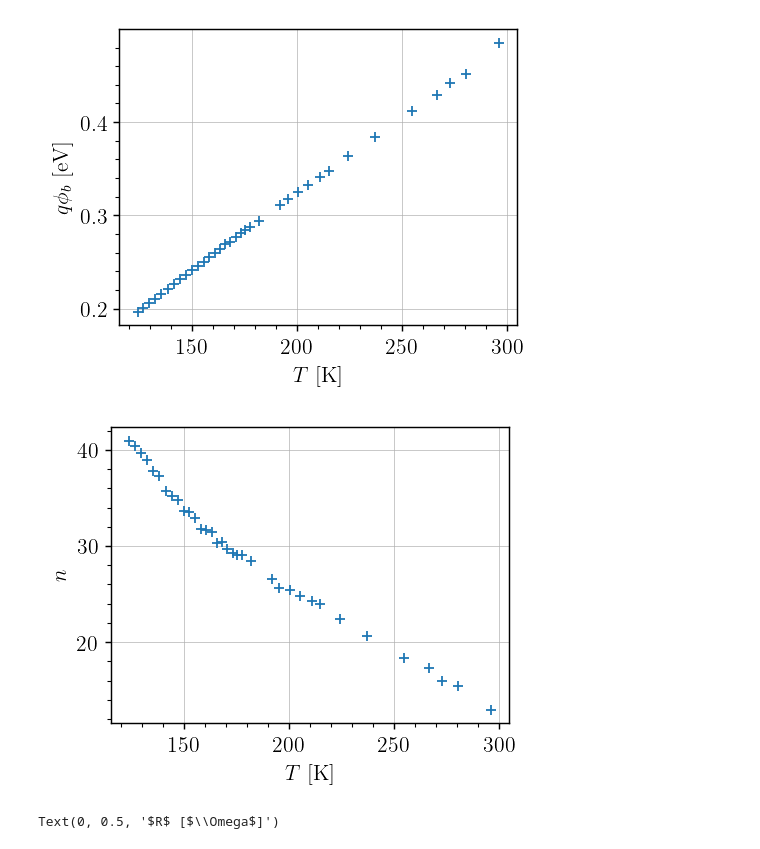
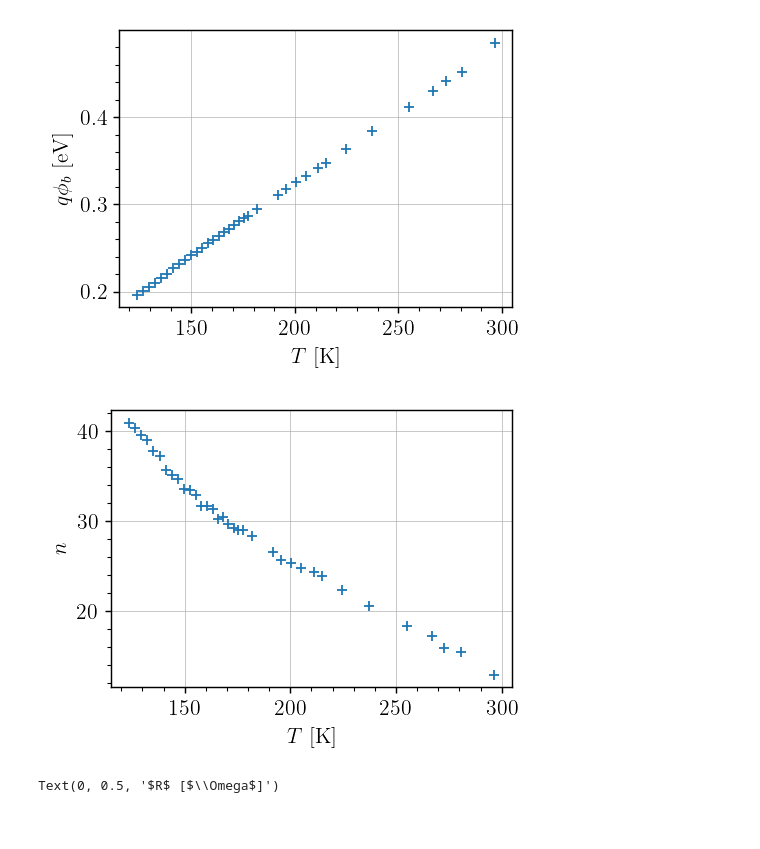
Before and after one commit to TomVdt/TPIII, a Jupyter notebook: 06-photoemission-interne/analyse/exp1.ipynb, the cells around one changed output. Cells and saved outputs as stored; diff of their text form; code cells hidden in the pictures.

```diff
--- a/06-photoemission-interne/analyse/exp1.ipynb
+++ b/06-photoemission-interne/analyse/exp1.ipynb
@@ -82,19 +86,21 @@ plt.scatter(temperatures, phi_b_times_q)
 
 plt.xlabel(r"$T$ [K]")
 plt.ylabel(r"$q \phi_b$ [eV]")
+plt.tight_layout()
 # So it's linear in temperature kinda
-plt.savefig("../figures/iv-schottky-potential-temperature.pdf")
+plt.savefig("../figures/iv-schottky-potential-temperature.jpg")
 # %% [output]
-[figure, old version]
+[figure, new version]
 # %%
 # Plot ideality
 n = all_params[:, 1]
 plt.scatter(temperatures, n)
 plt.xlabel(r"$T$ [K]")
 plt.ylabel(r"$n$")
-plt.savefig("../figures/iv-ideality-factor.pdf")
+plt.tight_layout()
+plt.savefig("../figures/iv-ideality-factor.jpg")
 # %% [output]
-[figure, old version]
+[figure, new version]
 # %%
 # Plot resistance
 R = all_params[:, 2]
```
Also changed, not shown: parts of 4 cells of this notebook.
